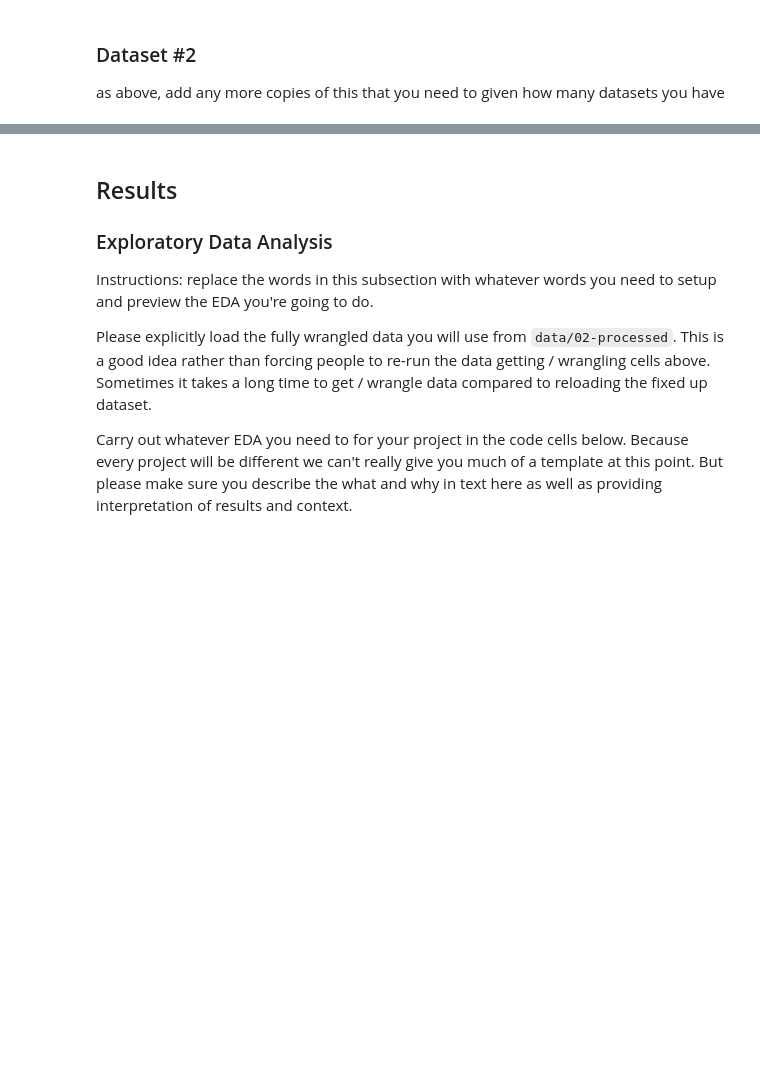
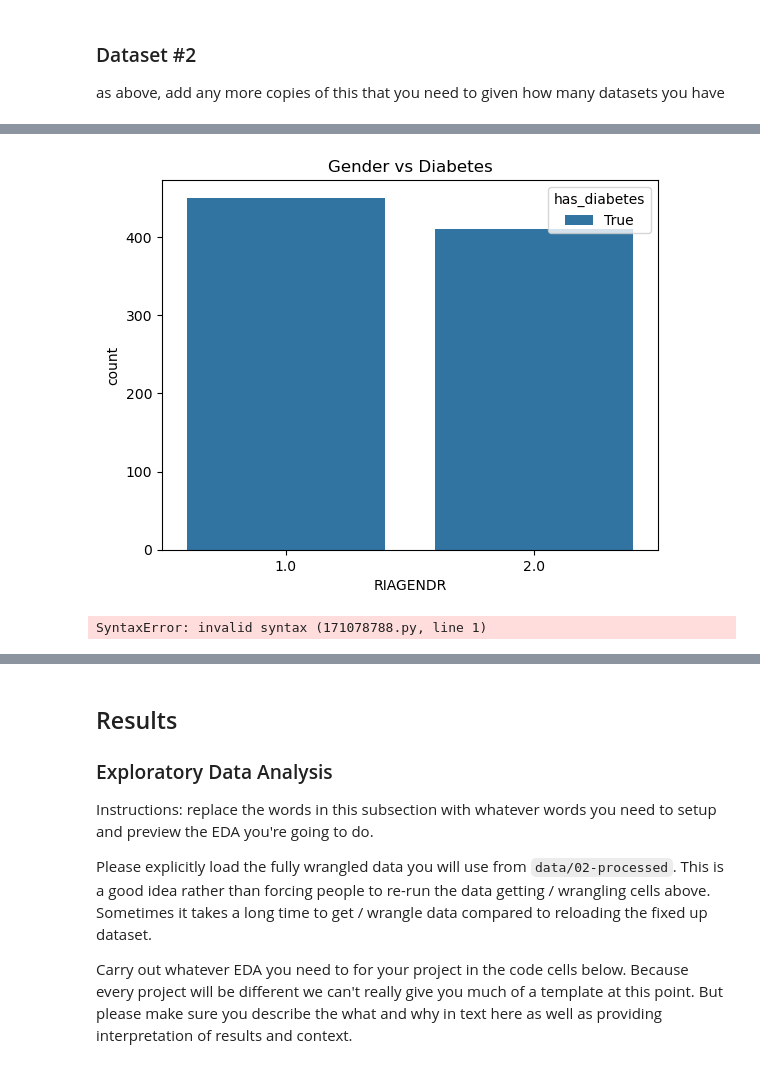
Before and after one commit to COGS108/Group025_WI26, a Jupyter notebook: 02-EDACheckpoint.ipynb, the cells around one changed output, grey strips where cells are left out. Drawn from its saved outputs; the diff is of its cells as text; code cells hidden in the pictures; blank space fills up the shorter version.

```diff
--- a/02-EDACheckpoint.ipynb
+++ b/02-EDACheckpoint.ipynb
@@ -123,0 +269,10 @@ Instructions: REPLACE the contents of this cell and the one below with your work
+# %%
+sns.countplot(x='RIAGENDR', hue='has_diabetes', data=df)
+plt.title("Gender vs Diabetes")
+plt.show()
+# %% [output]
+[figure, added]
+# %%
+Based on this data, the distribution of diabetes is slightly different across gender grops, with one gender showing a higher proportion of diabetes cases. This shows that biological or behvaioral differences between genders may influence diabetes risk.
+# %% [output]
+SyntaxError: invalid syntax (171078788.py, line 1)
```
Also changed, not shown: parts of 56 cells of this notebook.
